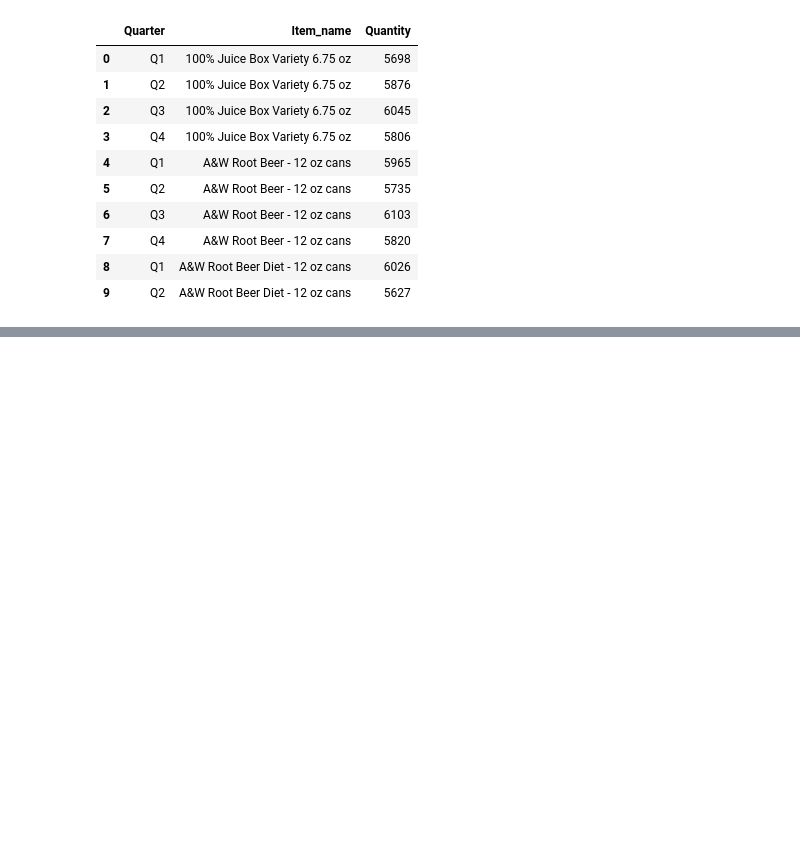
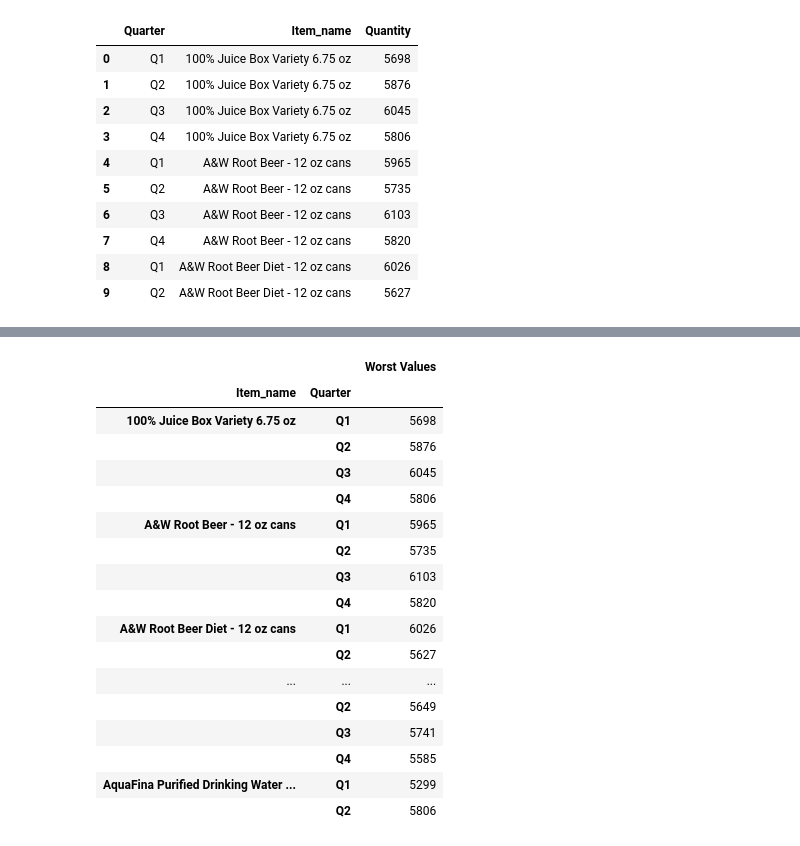
Before and after one commit to SadiaAlamChy/HDA-Tech-Learning, a Jupyter notebook: notebook/Analytics/OLAP Query/Query 8.ipynb, the cells around one changed output, grey strips where cells are left out. Drawn from its saved outputs; the diff is of its cells as text; code cells hidden in the pictures; blank space fills up the shorter version.

```diff
--- a/notebook/Analytics/OLAP Query/Query 8.ipynb
+++ b/notebook/Analytics/OLAP Query/Query 8.ipynb
@@ -102,0 +120,3 @@ LINE 1: SELECT tim.quarter, i.item_name, SUM(f.quantity), nested.MIN...
+# %%
+df2 = pd.DataFrame(list(records), columns=['Item_name', 'Quarter' ,'Worst Values'])
+df2
@@ -102,0 +137,4 @@ LINE 1: SELECT tim.quarter, i.item_name, SUM(f.quantity), nested.MIN...
+# %%
+id_vars= ['Item_name', 'Quarter']
+df_min = pd.DataFrame(df2.groupby(id_vars)['Worst Values'].min())
+df_min
@@ -102,0 +156,22 @@ LINE 1: SELECT tim.quarter, i.item_name, SUM(f.quantity), nested.MIN...
+# %%
+df4 = df_min.iloc[0:30]
+df4
+# %% [output]
+|  |  | Worst Values |
+| Item_name | Quarter |  |
+| 100% Juice Box Variety 6.75 oz | Q1 | 5698 |
+|  | Q2 | 5876 |
+|  | Q3 | 6045 |
+|  | Q4 | 5806 |
+| A&W Root Beer - 12 oz cans | Q1 | 5965 |
+|  | Q2 | 5735 |
+|  | Q3 | 6103 |
+|  | Q4 | 5820 |
+| A&W Root Beer Diet - 12 oz cans | Q1 | 6026 |
+|  | Q2 | 5627 |
+| ... | ... | ... |
+|  | Q2 | 5649 |
+|  | Q3 | 5741 |
+|  | Q4 | 5585 |
+| AquaFina Purified Drinking Water ... | Q1 | 5299 |
+|  | Q2 | 5806 |
```
Also changed, not shown: parts of 8 cells of this notebook.
